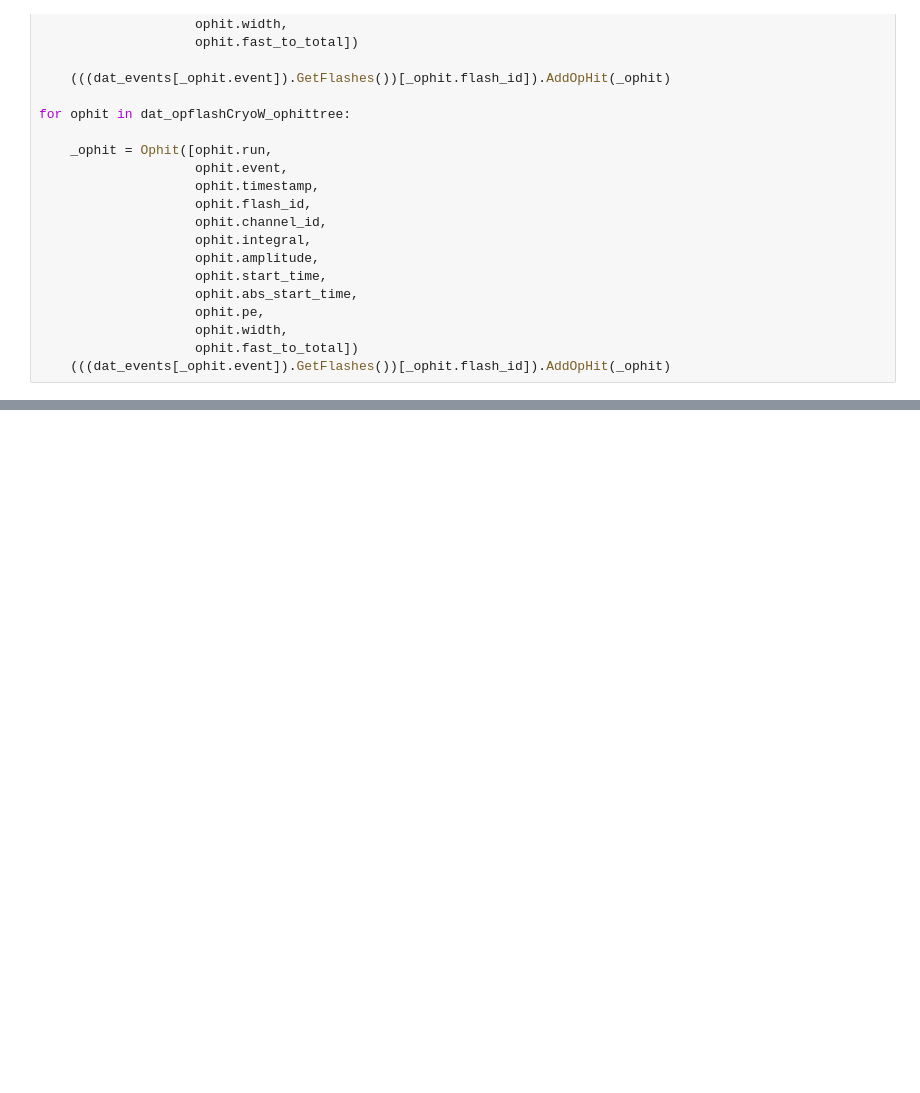
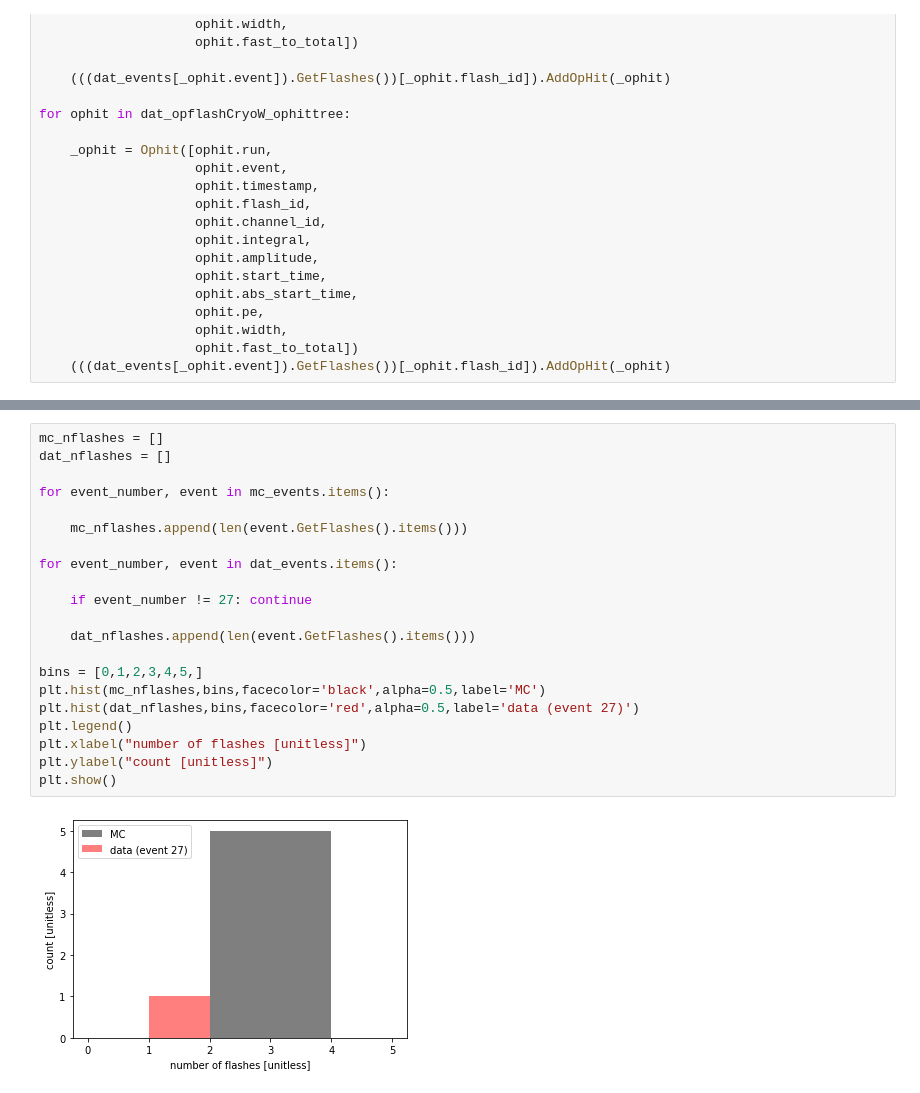
Before and after one commit to nbs25/pmt_analyses, a Jupyter notebook: read_file.ipynb, the cells around one changed output, grey strips where cells are left out. Drawn from its saved outputs; the diff is of its cells as text; blank space fills up the shorter version.

Commit message:
Fixed up some minor things (like plot labels, etc.)

```diff
--- a/read_file.ipynb
+++ b/read_file.ipynb
@@ -253,0 +264,23 @@ NameError: name 'mc_events' is not defined
+# %%
+mc_nflashes = []
+dat_nflashes = []
+
+for event_number, event in mc_events.items():
+
+    mc_nflashes.append(len(event.GetFlashes().items()))
+
+for event_number, event in dat_events.items():
+
+    if event_number != 27: continue
+
+    dat_nflashes.append(len(event.GetFlashes().items()))
+
+bins = [0,1,2,3,4,5,]
+plt.hist(mc_nflashes,bins,facecolor='black',alpha=0.5,label='MC')
+plt.hist(dat_nflashes,bins,facecolor='red',alpha=0.5,label='data (event 27)')
+plt.legend()
+plt.xlabel("number of flashes [unitless]")
+plt.ylabel("count [unitless]")
+plt.show()
+# %% [output]
+[figure, added]
```
Also changed, not shown: parts of 2 cells of this notebook.
